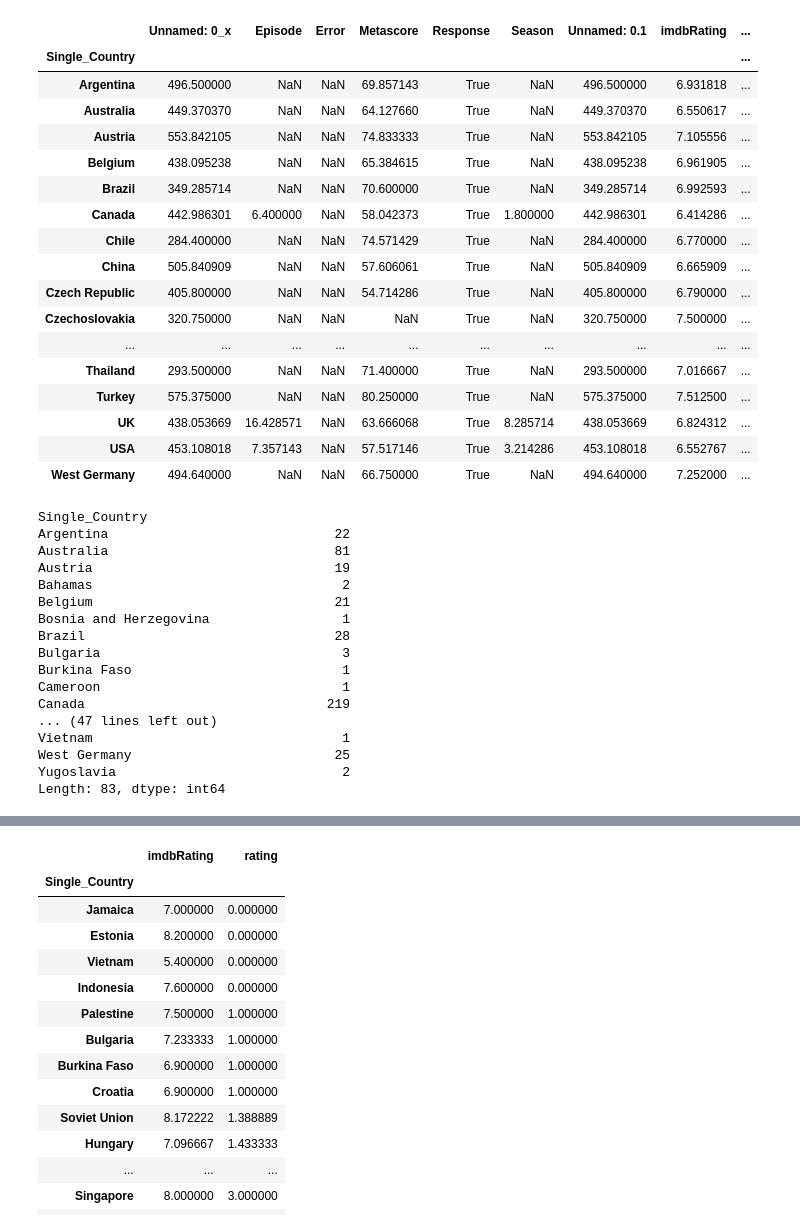
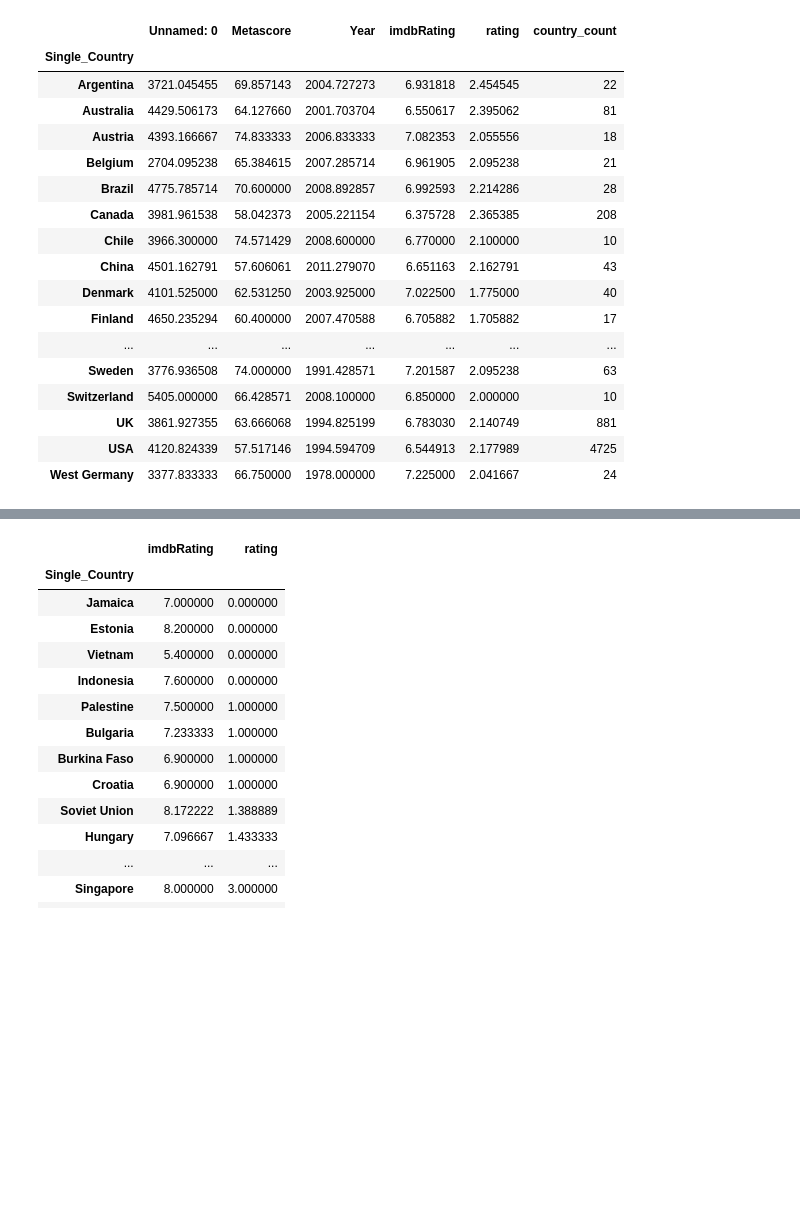
Before and after one commit to Survifit/LightPurpleRepo, a Jupyter notebook: Foreign.ipynb, the cells around one changed output, grey strips where cells are left out. Cells and saved outputs as stored; diff of their text form; code cells hidden in the pictures; blank space fills up the shorter version.

```diff
--- a/Foreign.ipynb
+++ b/Foreign.ipynb
@@ -100,42 +100,23 @@ countrygroups
-# %%
-countrygroups.loc[countrygroups['country_count'] > 3]
-# %% [output]
-|  | Unnamed: 0_x | Episode | Error | Metascore | Response | Season | Unnamed: 0.1 | imdbRating | ... |
-| Single_Country |  |  |  |  |  |  |  |  | ... |
-| Argentina | 496.500000 | NaN | NaN | 69.857143 | True | NaN | 496.500000 | 6.931818 | ... |
-| Australia | 449.370370 | NaN | NaN | 64.127660 | True | NaN | 449.370370 | 6.550617 | ... |
-| Austria | 553.842105 | NaN | NaN | 74.833333 | True | NaN | 553.842105 | 7.105556 | ... |
-| Belgium | 438.095238 | NaN | NaN | 65.384615 | True | NaN | 438.095238 | 6.961905 | ... |
-| Brazil | 349.285714 | NaN | NaN | 70.600000 | True | NaN | 349.285714 | 6.992593 | ... |
-| Canada | 442.986301 | 6.400000 | NaN | 58.042373 | True | 1.800000 | 442.986301 | 6.414286 | ... |
-| Chile | 284.400000 | NaN | NaN | 74.571429 | True | NaN | 284.400000 | 6.770000 | ... |
-| China | 505.840909 | NaN | NaN | 57.606061 | True | NaN | 505.840909 | 6.665909 | ... |
-| Czech Republic | 405.800000 | NaN | NaN | 54.714286 | True | NaN | 405.800000 | 6.790000 | ... |
-| Czechoslovakia | 320.750000 | NaN | NaN | NaN | True | NaN | 320.750000 | 7.500000 | ... |
-| ... | ... | ... | ... | ... | ... | ... | ... | ... | ... |
-| Thailand | 293.500000 | NaN | NaN | 71.400000 | True | NaN | 293.500000 | 7.016667 | ... |
-| Turkey | 575.375000 | NaN | NaN | 80.250000 | True | NaN | 575.375000 | 7.512500 | ... |
-| UK | 438.053669 | 16.428571 | NaN | 63.666068 | True | 8.285714 | 438.053669 | 6.824312 | ... |
-| USA | 453.108018 | 7.357143 | NaN | 57.517146 | True | 3.214286 | 453.108018 | 6.552767 | ... |
-| West Germany | 494.640000 | NaN | NaN | 66.750000 | True | NaN | 494.640000 | 7.252000 | ... |
-# %%
-sizecountrygroups
-# %% [output]
-Single_Country
-Argentina                             22
-Australia                             81
-Austria                               19
-Bahamas                                2
-Belgium                               21
-Bosnia and Herzegovina                 1
-Brazil                                28
-Bulgaria                               3
-Burkina Faso                           1
-Cameroon                               1
-Canada                               219
-... (47 lines left out)
-Vietnam                                1
-West Germany                          25
-Yugoslavia                             2
-Length: 83, dtype: int64
+# %%
+#countries with 10 or more movies in our data
+countrygroups.loc[countrygroups['country_count'] > 9]
+# %% [output]
+|  | Unnamed: 0 | Metascore | Year | imdbRating | rating | country_count |
+| Single_Country |  |  |  |  |  |  |
+| Argentina | 3721.045455 | 69.857143 | 2004.727273 | 6.931818 | 2.454545 | 22 |
+| Australia | 4429.506173 | 64.127660 | 2001.703704 | 6.550617 | 2.395062 | 81 |
+| Austria | 4393.166667 | 74.833333 | 2006.833333 | 7.082353 | 2.055556 | 18 |
+| Belgium | 2704.095238 | 65.384615 | 2007.285714 | 6.961905 | 2.095238 | 21 |
+| Brazil | 4775.785714 | 70.600000 | 2008.892857 | 6.992593 | 2.214286 | 28 |
+| Canada | 3981.961538 | 58.042373 | 2005.221154 | 6.375728 | 2.365385 | 208 |
+| Chile | 3966.300000 | 74.571429 | 2008.600000 | 6.770000 | 2.100000 | 10 |
+| China | 4501.162791 | 57.606061 | 2011.279070 | 6.651163 | 2.162791 | 43 |
+| Denmark | 4101.525000 | 62.531250 | 2003.925000 | 7.022500 | 1.775000 | 40 |
+| Finland | 4650.235294 | 60.400000 | 2007.470588 | 6.705882 | 1.705882 | 17 |
+| ... | ... | ... | ... | ... | ... | ... |
+| Sweden | 3776.936508 | 74.000000 | 1991.428571 | 7.201587 | 2.095238 | 63 |
+| Switzerland | 5405.000000 | 66.428571 | 2008.100000 | 6.850000 | 2.000000 | 10 |
+| UK | 3861.927355 | 63.666068 | 1994.825199 | 6.783030 | 2.140749 | 881 |
+| USA | 4120.824339 | 57.517146 | 1994.594709 | 6.544913 | 2.177989 | 4725 |
+| West Germany | 3377.833333 | 66.750000 | 1978.000000 | 7.225000 | 2.041667 | 24 |
 # %%
```
Also changed, not shown: parts of 10 cells of this notebook, 1 other file.
